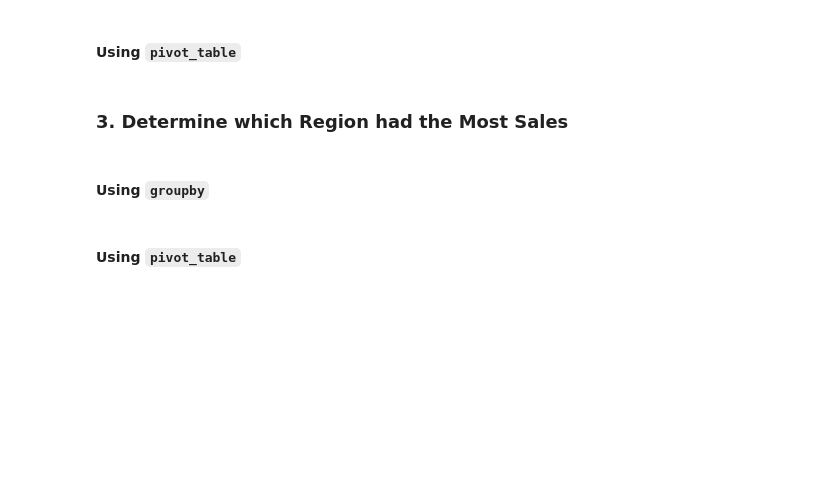
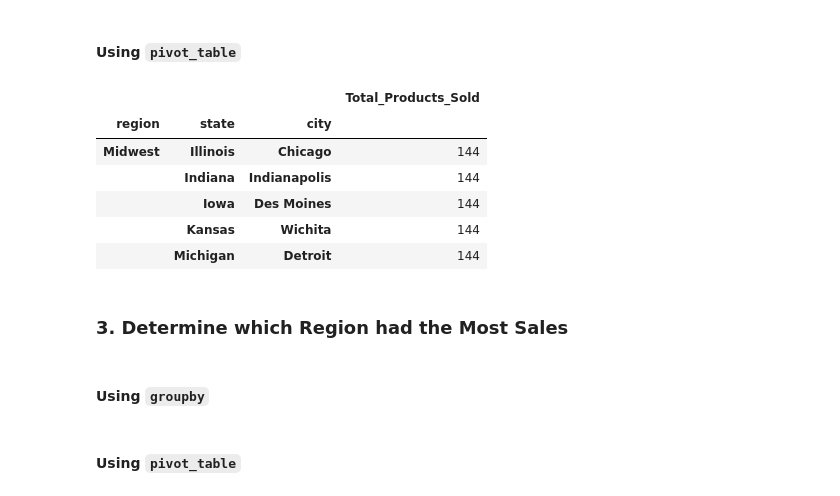
Before and after one commit to ncmoliver/athletic_sales_analysis, a Jupyter notebook: athletic_sales_analysis.ipynb, the cells around one changed output. Drawn from its saved outputs; the diff is of its cells as text; code cells hidden in the pictures; blank space fills up the shorter version.

```diff
--- a/athletic_sales_analysis.ipynb
+++ b/athletic_sales_analysis.ipynb
@@ -182,12 +199,24 @@ dtype: object
 #### Using `pivot_table`
 # %%
 # Show the number products sold for region, state, and city.
-
+pvt_numSold_reg_state_cty = pd.pivot_table(combined_df,
+               index=['region', 'state', 'city'],
+               values= 'units_sold',
+               aggfunc='count')
 
 # Rename the "units_sold" column to "Total_Products_Sold"
-
+pvt_numSold_reg_state_cty = pvt_numSold_reg_state_cty.rename(columns=({ 'units_sold' : 'Total_Products_Sold'}))
 
 # Show the top 5 results.
+pvt_numSold_reg_state_cty.head(5)
+# %% [output]
+|  |  |  | Total_Products_Sold |
+| region | state | city |  |
+| Midwest | Illinois | Chicago | 144 |
+|  | Indiana | Indianapolis | 144 |
+|  | Iowa | Des Moines | 144 |
+|  | Kansas | Wichita | 144 |
+|  | Michigan | Detroit | 144 |
 # %% [markdown]
 ### 3. Determine which Region had the Most Sales
 # %% [markdown]
```
Also changed, not shown: parts of 2 cells of this notebook.
